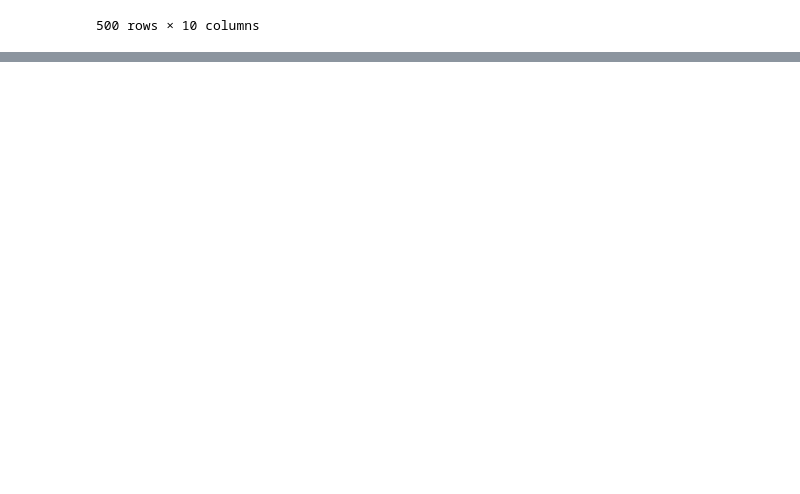
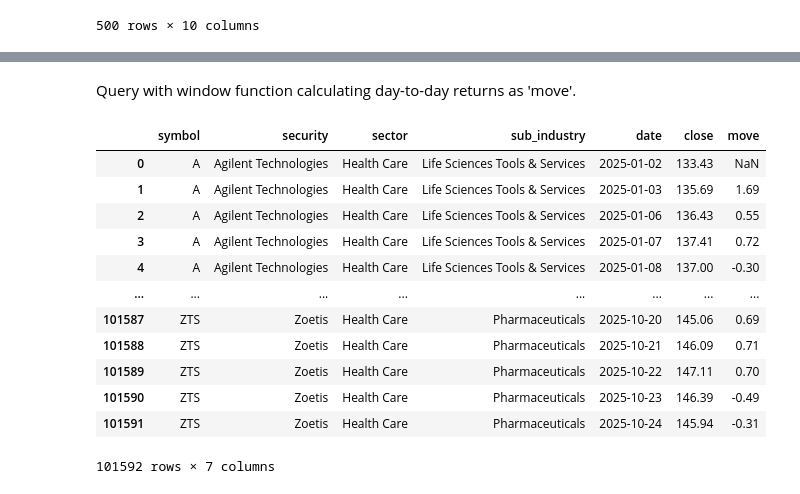
Before and after one commit to Robert-Shonk/SnP, a Jupyter notebook: explore.ipynb, the cells around one changed output, grey strips where cells are left out. Saved outputs shown, nothing was run; the diff lists cells and outputs as text; code cells hidden in the pictures; blank space fills up the shorter version.

```diff
--- a/explore.ipynb
+++ b/explore.ipynb
@@ -51,0 +51,26 @@ query
+# %% [markdown]
+Query with window function calculating day-to-day returns as 'move'.
+# %%
+stmt = """
+        SELECT snp.symbol, snp.security, snp.sector, snp.sub_industry, DATE(stock.date) as date, stock.close,
+        ROUND((stock.close/LAG(stock.close, 1, 0) OVER (PARTITION BY snp.symbol ORDER BY date) - 1)*100, 2) as move
+        FROM snp
+        INNER JOIN stock ON snp.symbol=stock.symbol
+       """
+
+query = pd.read_sql(stmt, con)
+query
+# %% [output]
+|  | symbol | security | sector | sub_industry | date | close | move |
+| 0 | A | Agilent Technologies | Health Care | Life Sciences Tools & Services | 2025-01-02 | 133.43 | NaN |
+| 1 | A | Agilent Technologies | Health Care | Life Sciences Tools & Services | 2025-01-03 | 135.69 | 1.69 |
+| 2 | A | Agilent Technologies | Health Care | Life Sciences Tools & Services | 2025-01-06 | 136.43 | 0.55 |
+| 3 | A | Agilent Technologies | Health Care | Life Sciences Tools & Services | 2025-01-07 | 137.41 | 0.72 |
+| 4 | A | Agilent Technologies | Health Care | Life Sciences Tools & Services | 2025-01-08 | 137.00 | -0.30 |
+| ... | ... | ... | ... | ... | ... | ... | ... |
+| 101587 | ZTS | Zoetis | Health Care | Pharmaceuticals | 2025-10-20 | 145.06 | 0.69 |
+| 101588 | ZTS | Zoetis | Health Care | Pharmaceuticals | 2025-10-21 | 146.09 | 0.71 |
+| 101589 | ZTS | Zoetis | Health Care | Pharmaceuticals | 2025-10-22 | 147.11 | 0.70 |
+| 101590 | ZTS | Zoetis | Health Care | Pharmaceuticals | 2025-10-23 | 146.39 | -0.49 |
+| 101591 | ZTS | Zoetis | Health Care | Pharmaceuticals | 2025-10-24 | 145.94 | -0.31 |
+101592 rows × 7 columns
```
Also changed, not shown: parts of 6 cells of this notebook, 5 other files.
